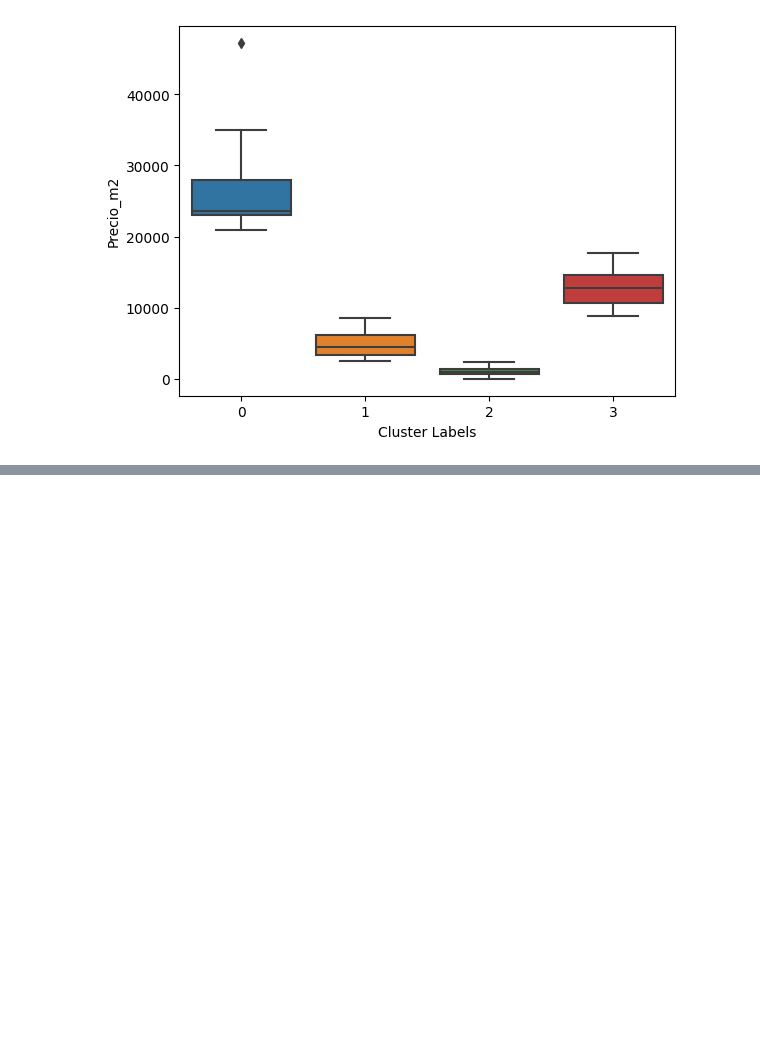
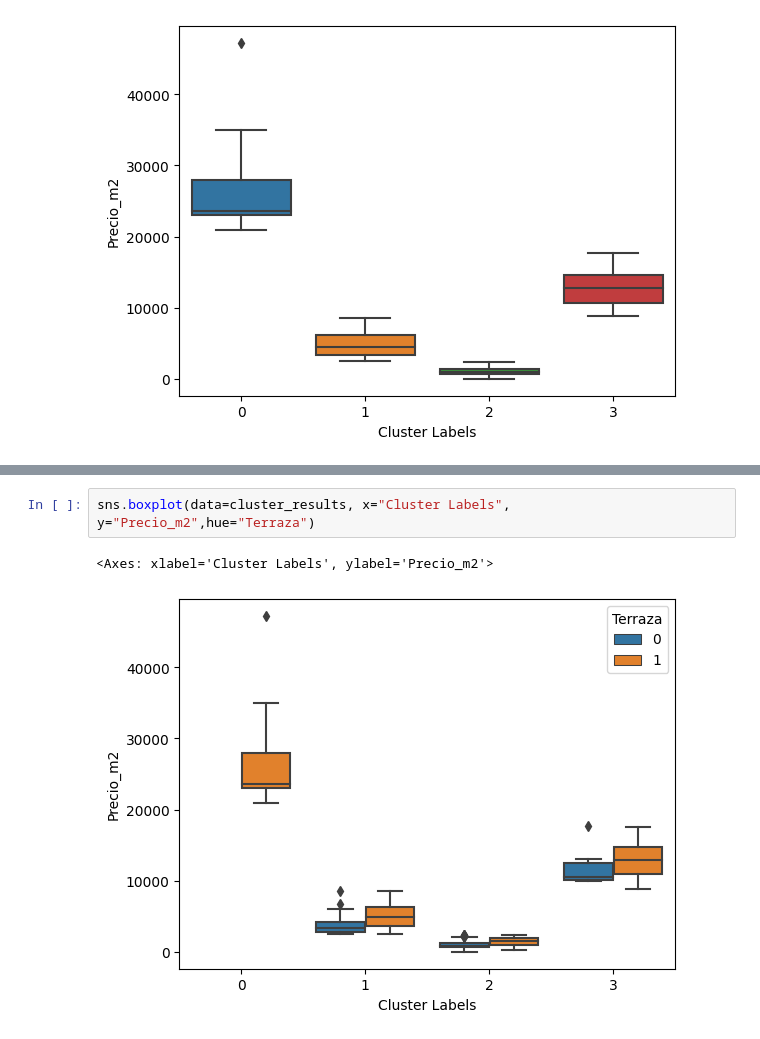
Before and after one commit to AlbertoMuro/EntregableE1_1, a Jupyter notebook: Corregido.ipynb, the cells around one changed output, grey strips where cells are left out. Drawn from its saved outputs; the diff is of its cells as text; blank space fills up the shorter version.

```diff
--- a/Corregido.ipynb
+++ b/Corregido.ipynb
@@ -295,0 +411,5 @@ sns.boxplot(data=cluster_results, x="Cluster Labels", y="Lugares_estac")
+# %%
+sns.boxplot(data=cluster_results, x="Cluster Labels", y="Precio_m2",hue="Terraza")
+# %% [output]
+<Axes: xlabel='Cluster Labels', ylabel='Precio_m2'>
+[figure, added]
```
Also changed, not shown: parts of 25 cells of this notebook.
